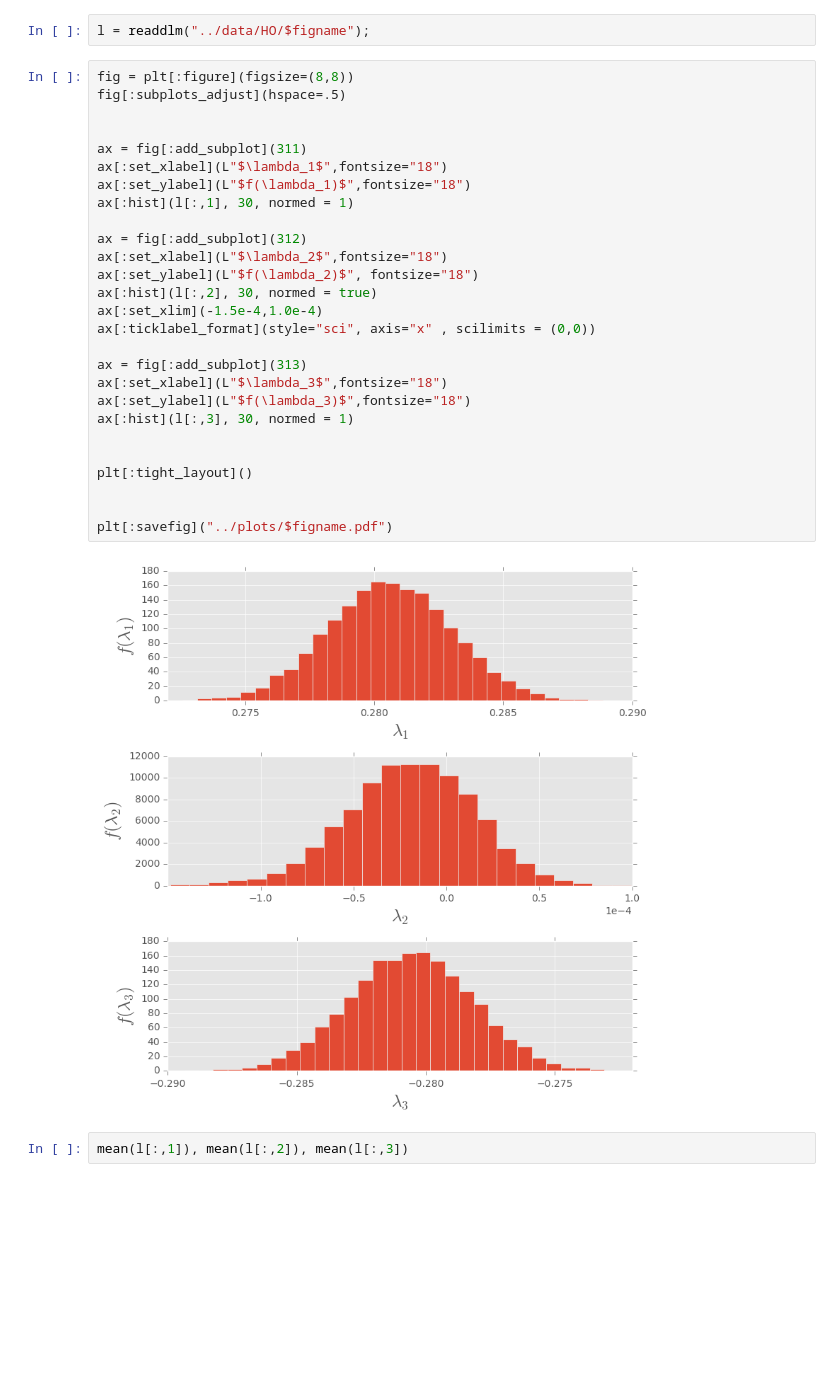
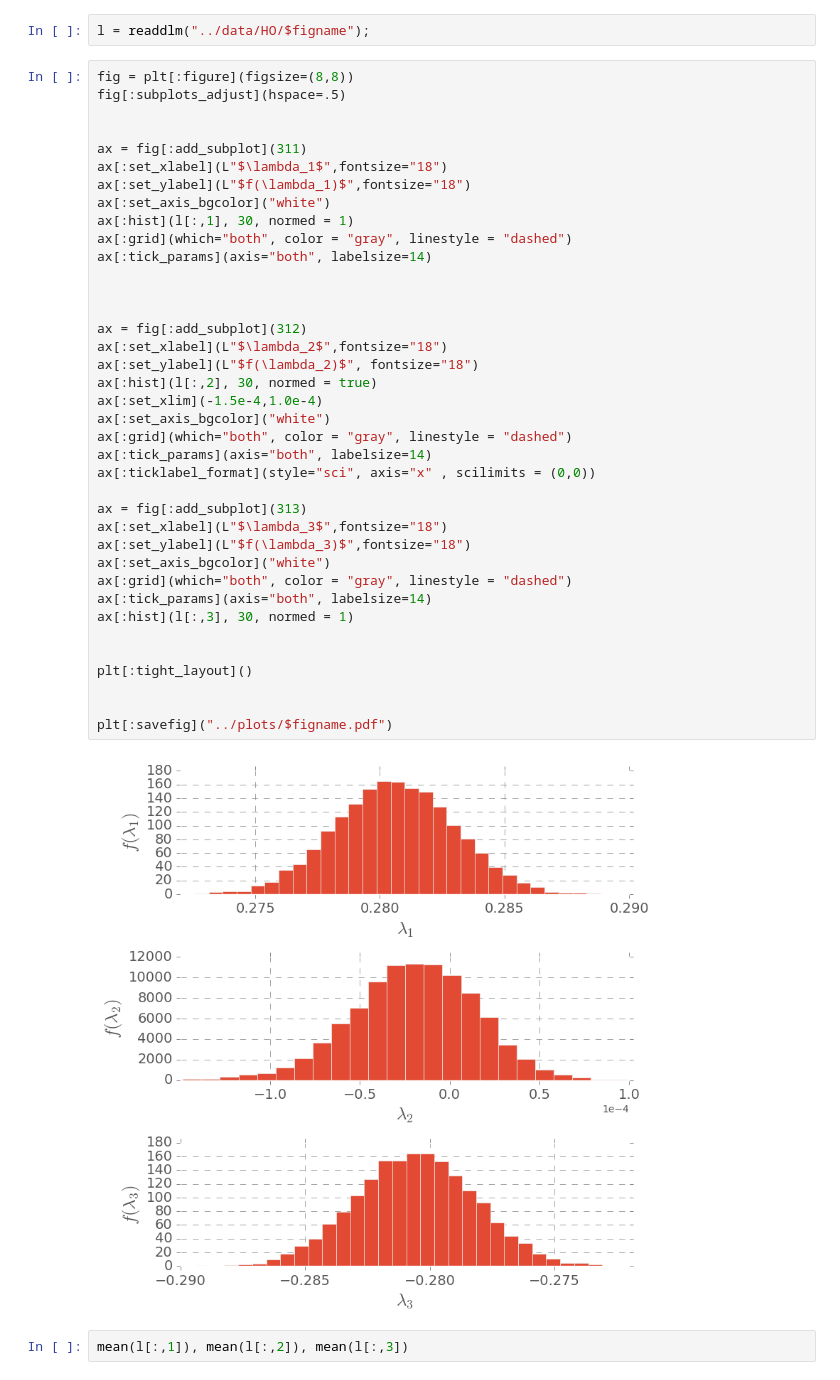
Before and after one commit to dapias/ST1Ds, a Jupyter notebook: notebooks/LyapExpsHO.ipynb, the cells around one changed output. Saved outputs shown, nothing was run; the diff lists cells and outputs as text; blank space fills up the shorter version.

```diff
--- a/notebooks/LyapExpsHO.ipynb
+++ b/notebooks/LyapExpsHO.ipynb
@@ -12,32 +12,43 @@ l = readdlm("../data/HO/$figname");
 # %%
 fig = plt[:figure](figsize=(8,8))
 fig[:subplots_adjust](hspace=.5)
 
 
 ax = fig[:add_subplot](311)
 ax[:set_xlabel](L"$\lambda_1$",fontsize="18")
 ax[:set_ylabel](L"$f(\lambda_1)$",fontsize="18")
+ax[:set_axis_bgcolor]("white")
 ax[:hist](l[:,1], 30, normed = 1)
+ax[:grid](which="both", color = "gray", linestyle = "dashed")
+ax[:tick_params](axis="both", labelsize=14)
+
+
 
 ax = fig[:add_subplot](312)
 ax[:set_xlabel](L"$\lambda_2$",fontsize="18")
 ax[:set_ylabel](L"$f(\lambda_2)$", fontsize="18")
 ax[:hist](l[:,2], 30, normed = true)
 ax[:set_xlim](-1.5e-4,1.0e-4)
+ax[:set_axis_bgcolor]("white")
+ax[:grid](which="both", color = "gray", linestyle = "dashed")
+ax[:tick_params](axis="both", labelsize=14)
 ax[:ticklabel_format](style="sci", axis="x" , scilimits = (0,0))
 
 ax = fig[:add_subplot](313)
 ax[:set_xlabel](L"$\lambda_3$",fontsize="18")
 ax[:set_ylabel](L"$f(\lambda_3)$",fontsize="18")
+ax[:set_axis_bgcolor]("white")
+ax[:grid](which="both", color = "gray", linestyle = "dashed")
+ax[:tick_params](axis="both", labelsize=14)
 ax[:hist](l[:,3], 30, normed = 1)
 
 
 plt[:tight_layout]()
 
 
 plt[:savefig]("../plots/$figname.pdf")
 # %% [output]
-[figure, old version]
+[figure, new version]
 # %%
 mean(l[:,1]), mean(l[:,2]), mean(l[:,3])
 # %% [output]
```
Also changed, not shown: 2 other files.
